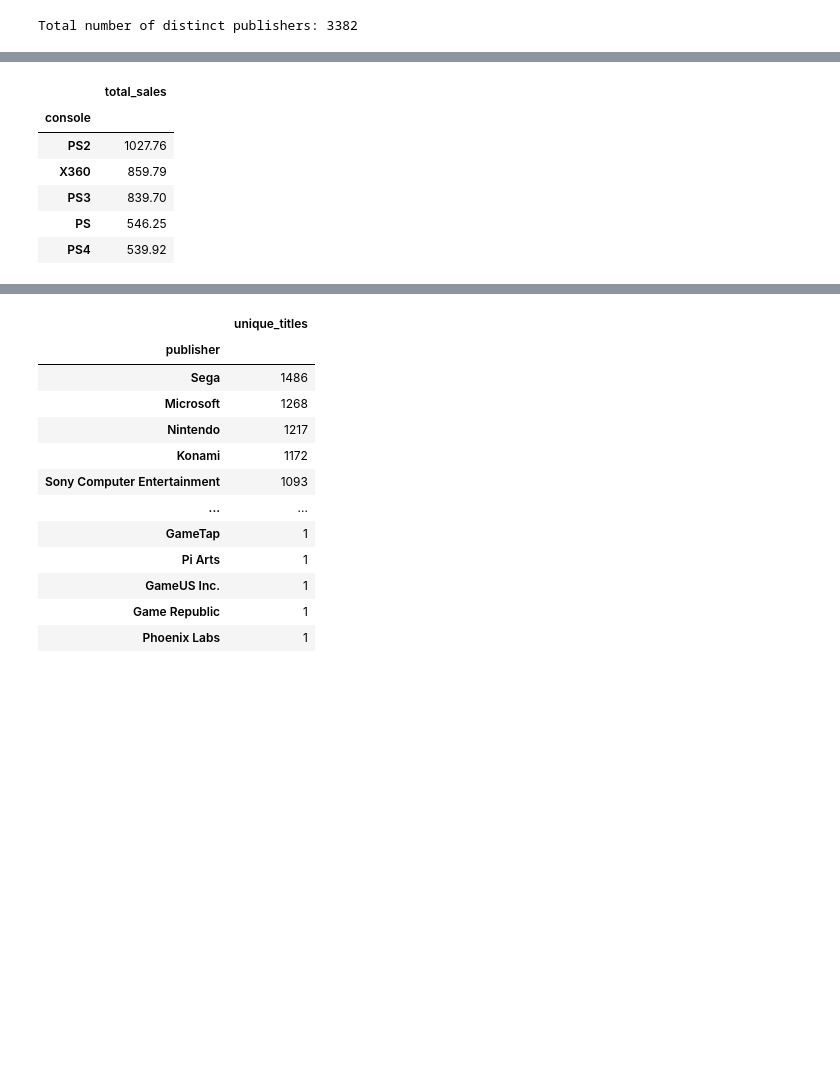
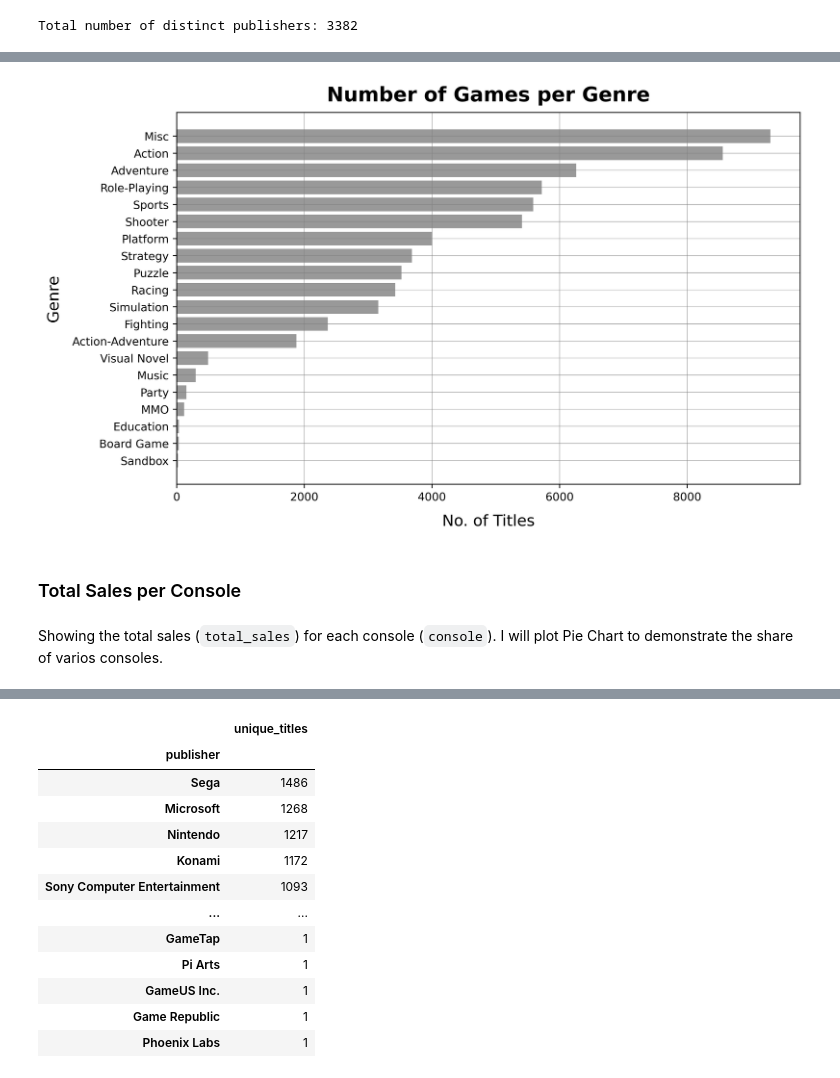
Before and after one commit to smartestnerdfromtown/Video-Game-Sales-Analysis, a Jupyter notebook: analysis.ipynb, the cells around one changed output, grey strips where cells are left out. Drawn from its saved outputs; the diff is of its cells as text; code cells hidden in the pictures; blank space fills up the shorter version.

```diff
--- a/analysis.ipynb
+++ b/analysis.ipynb
@@ -51,3 +51,5 @@ df.head()
+# %%
+df = df.drop(columns='last_update', axis=1)
 # %%
 # General info about dataset
 df.info()
@@ -75,7 +76,6 @@ memory usage: 6.3+ MB
 # %%
 # Converting dates to datetime.
 df['release_date'] = pd.to_datetime(df['release_date'])
-df['last_update'] = pd.to_datetime(df['last_update'])
 df.info()
 # %% [output]
 <class 'pandas.core.frame.DataFrame'>
@@ -166,5 +241,4 @@ Total number of distinct publishers: 3382
 # For each genre (genre), how many games there are.
 games_per_genre = df.groupby('genre') \
                     .agg({'title': 'count'}) \
-                    .sort_values(by='title', ascending=False)
-games_per_genre
+                    .sort_values(by='title', ascending=True)
@@ -190,14 +255,61 @@ games_per_genre
+# %%
+genres = games_per_genre.index.to_list()
+titles = games_per_genre['title'].to_list()
+# %%
+fig, ax = plt.subplots(
+    nrows=1,
+    ncols=1,
+    figsize=(10, 6),
+    dpi=500,
+    facecolor='white',
+)
+
+ax.barh(
+    width=titles,
+    y=genres,
+    color='grey',
+    alpha=0.8
+)
+
+ax.set_title(
+    "Number of Games per Genre",
+    fontsize=18,
+    fontweight='bold',
+    color='black',
+    loc='center',
+    pad=10
+)
+
+ax.set_xlabel(
+    "No. of Titles",
+    fontsize=14, color='black',
+    labelpad=10, loc='center'
+)
+
+ax.set_ylabel(
+    "Genre",
+    fontsize=14, color='black',
+    labelpad=10, loc='center'
+)
+
+ax.grid(
+    visible=True,
+    which='major',
+    axis='both',
+    color='gray',
+    linestyle='-',
+    linewidth=0.6,
+    alpha=0.6
+)
+
+plt.show()
+# %% [output]
+[figure, added]
+# %% [markdown]
+### Total Sales per Console
+# %% [markdown]
+Showing the total sales (`total_sales`) for each console (`console`). I will plot Pie Chart to demonstrate the share of varios consoles.
 # %%
-# Showing the total sales (total_sales) for each console (console).
 sales_per_console = df.groupby('console') \
                       .agg({'total_sales': 'sum'}) \
                       .sort_values(by='total_sales', ascending=False)
-sales_per_console.head()
-# %% [output]
-|  | total_sales |
-| console |  |
-| PS2 | 1027.76 |
-| X360 | 859.79 |
-| PS3 | 839.70 |
-| PS | 546.25 |
-| PS4 | 539.92 |
```
Also changed, not shown: parts of 44 cells of this notebook.
